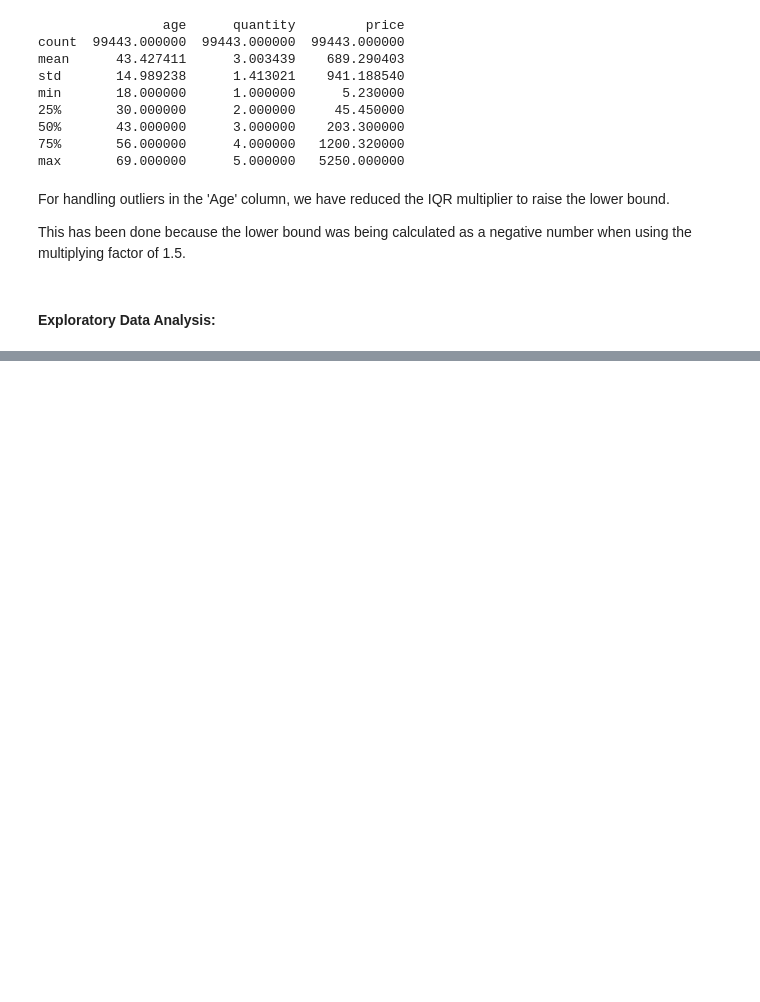
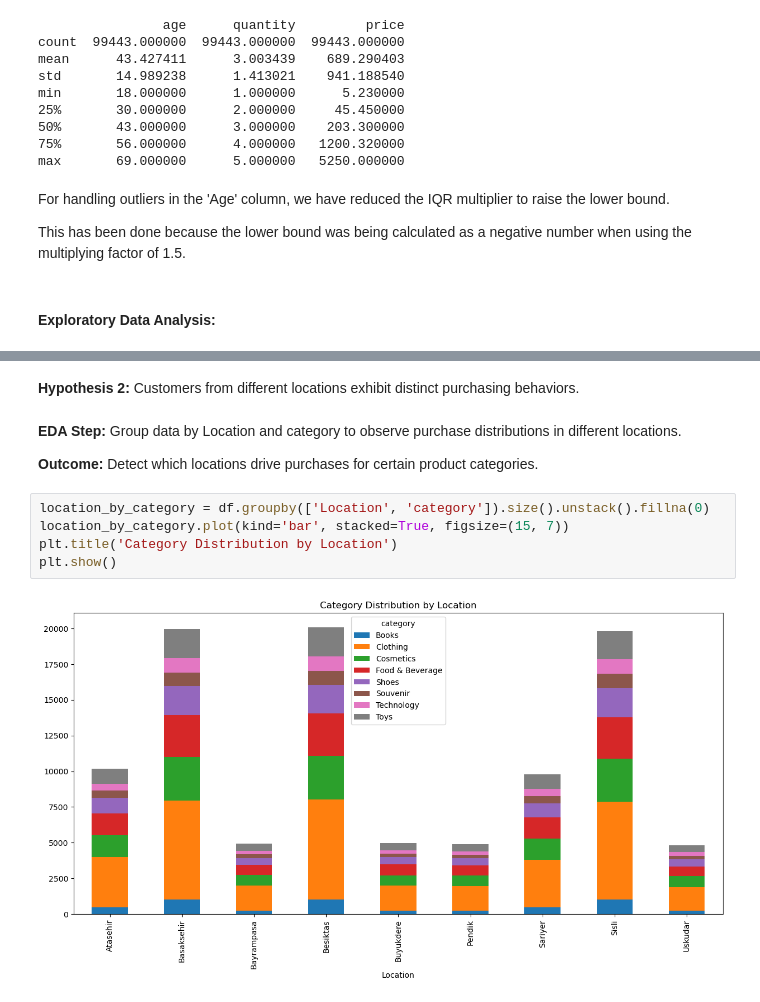
Before and after one commit to adnansadar/Customer-Segmentation-and-Purchase-Behavior-Prediction-for-Retail-Businesses, a Jupyter notebook: phase1.ipynb, the cells around one changed output, grey strips where cells are left out. Drawn from its saved outputs; the diff is of its cells as text; blank space fills up the shorter version.

```diff
--- a/phase1.ipynb
+++ b/phase1.ipynb
@@ -260,0 +298,14 @@ This has been done because the lower bound was being calculated as a negative nu
+# %% [markdown]
+**Hypothesis 2:**
+Customers from different locations exhibit distinct purchasing behaviors.
+# %% [markdown]
+**EDA Step:** Group data by Location and category to observe purchase distributions in different locations.
+
+**Outcome:** Detect which locations drive purchases for certain product categories.
+# %%
+location_by_category = df.groupby(['Location', 'category']).size().unstack().fillna(0)
+location_by_category.plot(kind='bar', stacked=True, figsize=(15, 7))
+plt.title('Category Distribution by Location')
+plt.show()
+# %% [output]
+[figure, added]
```
Also changed, not shown: parts of 8 cells of this notebook.
